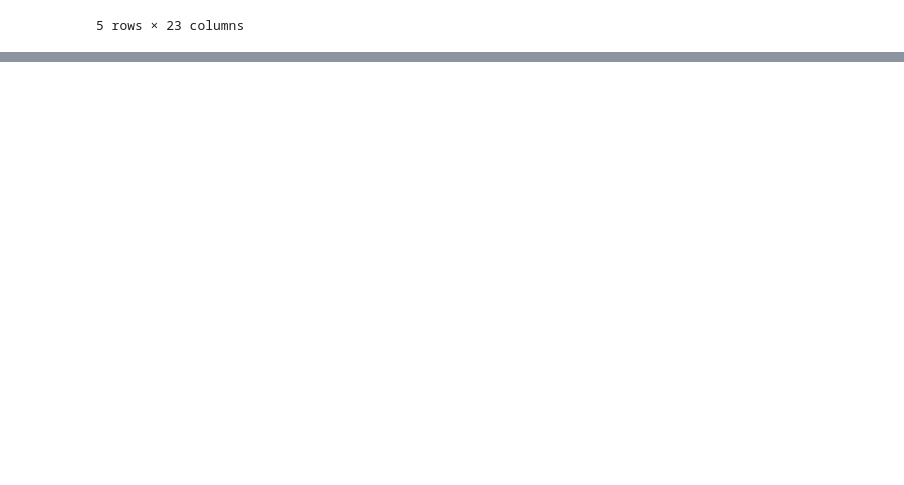
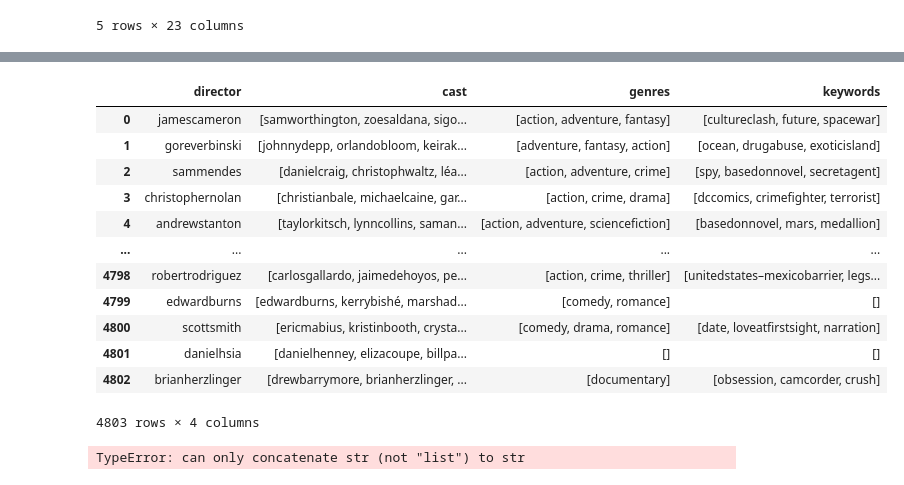
Before and after one commit to pksvv/dsmrecommendation, a Jupyter notebook: Recommendation Engine from Scratch.ipynb, the cells around one changed output, grey strips where cells are left out. Drawn from its saved outputs; the diff is of its cells as text; code cells hidden in the pictures; blank space fills up the shorter version.

```diff
--- a/Recommendation Engine from Scratch.ipynb
+++ b/Recommendation Engine from Scratch.ipynb
@@ -186,0 +467,2 @@ plt.barh(score['title'].head(10),score['Score'].head(10),align='center',)
+# %%
+df['director'] = df['crew'].apply(get_director)
@@ -186,0 +473,5 @@ plt.barh(score['title'].head(10),score['Score'].head(10),align='center',)
+# %%
+features = ['cast','genres','keywords']
+
+for feature in features:
+    df[feature] = df[feature].apply(get_top3)
@@ -186,0 +494,32 @@ plt.barh(score['title'].head(10),score['Score'].head(10),align='center',)
+# %%
+def cleanData(X):
+
+    if isinstance(X,list):
+        return [str.lower(i.replace(' ','')) for i in X]
+    else:
+        if isinstance(X,str):
+            return str.lower(X.replace(' ',''))
+        else:
+            return []
+# %%
+features = ['director','cast','genres','keywords']
+df[features]
+
+for feature in features:
+    df[feature] = df[feature].apply(cleanData)
+# %%
+df[features]
+# %% [output]
+|  | director | cast | genres | keywords |
+| 0 | jamescameron | [samworthington, zoesaldana, sigo... | [action, adventure, fantasy] | [cultureclash, future, spacewar] |
+| 1 | goreverbinski | [johnnydepp, orlandobloom, keirak... | [adventure, fantasy, action] | [ocean, drugabuse, exoticisland] |
+| 2 | sammendes | [danielcraig, christophwaltz, léa... | [action, adventure, crime] | [spy, basedonnovel, secretagent] |
+| 3 | christophernolan | [christianbale, michaelcaine, gar... | [action, crime, drama] | [dccomics, crimefighter, terrorist] |
+| 4 | andrewstanton | [taylorkitsch, lynncollins, saman... | [action, adventure, sciencefiction] | [basedonnovel, mars, medallion] |
+| ... | ... | ... | ... | ... |
+| 4798 | robertrodriguez | [carlosgallardo, jaimedehoyos, pe... | [action, crime, thriller] | [unitedstates–mexicobarrier, legs... |
+| 4799 | edwardburns | [edwardburns, kerrybishé, marshad... | [comedy, romance] | [] |
+| 4800 | scottsmith | [ericmabius, kristinbooth, crysta... | [comedy, drama, romance] | [date, loveatfirstsight, narration] |
+| 4801 | danielhsia | [danielhenney, elizacoupe, billpa... | [] | [] |
+| 4802 | brianherzlinger | [drewbarrymore, brianherzlinger, ... | [documentary] | [obsession, camcorder, crush] |
+4803 rows × 4 columns
@@ -186,0 +529,4 @@ plt.barh(score['title'].head(10),score['Score'].head(10),align='center',)
+# %%
+df['joined'] = df.apply(joinKeywords,axis=1)
+# %% [output]
+TypeError: can only concatenate str (not "list") to str
```
Also changed, not shown: parts of 41 cells of this notebook, 1 other file.
